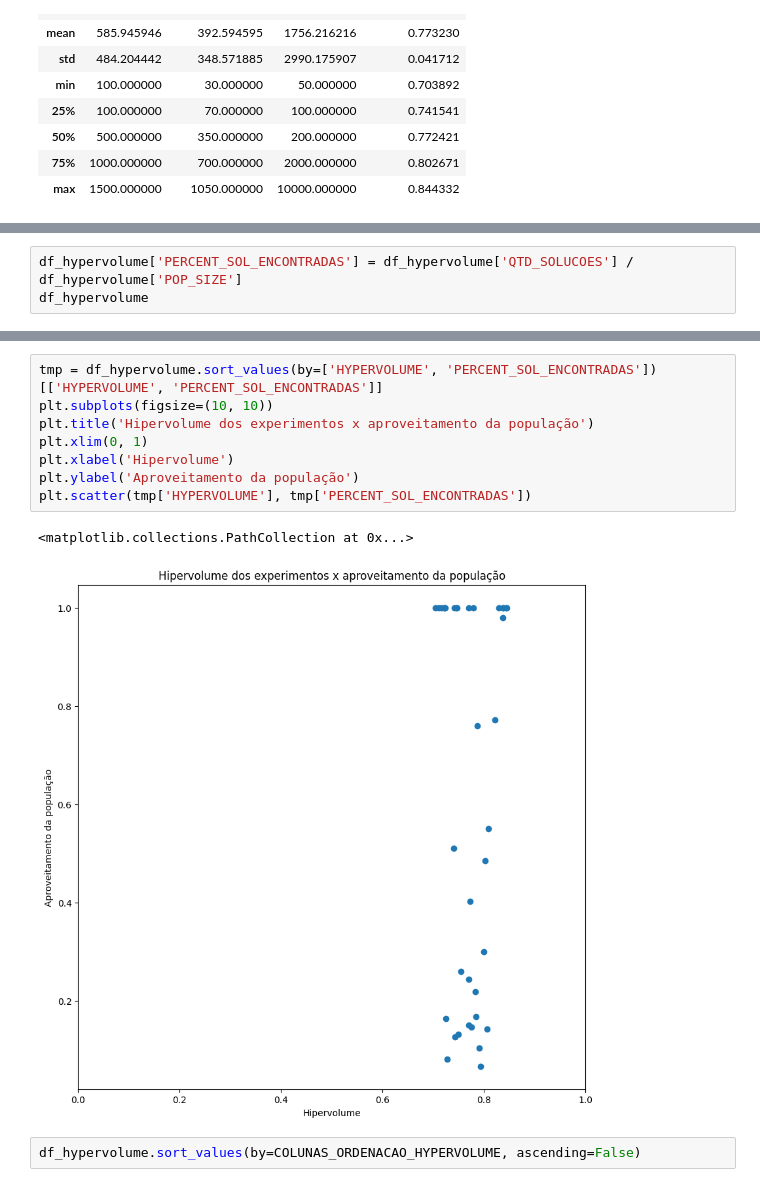
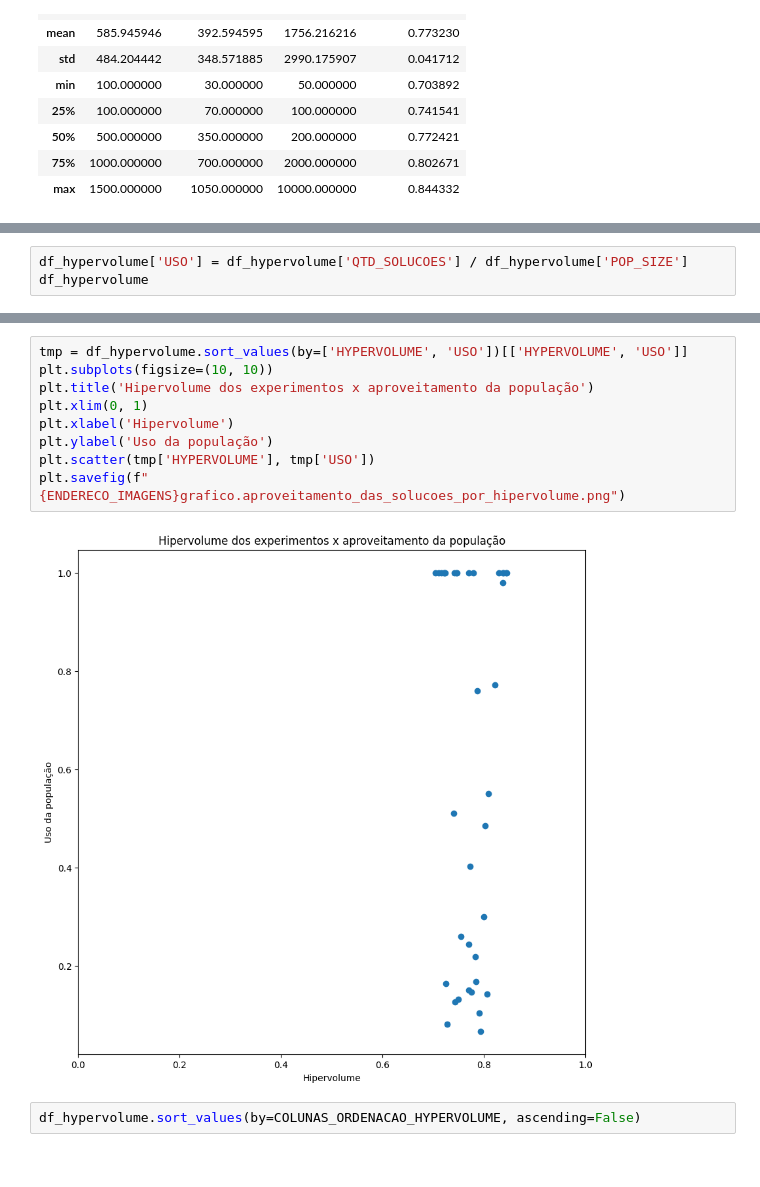
Before and after one commit to brucelucien/2023-notario-mba-tcc-dados-publicos, a Jupyter notebook: avaliacao.ipynb, the cells around one changed output, grey strips where cells are left out. Drawn from its saved outputs; the diff is of its cells as text.

```diff
--- a/avaliacao.ipynb
+++ b/avaliacao.ipynb
@@ -78,7 +79,7 @@ df_hypervolume
 | 35 | .POP_SIZE_500.N_OFFSPRINGS_150.N_... | 500 | 150 | 4000 | 0.838393 | 2024-02-08 15:41:15.408135 | 0.3 | 500 |
 | 36 | .POP_SIZE_500.N_OFFSPRINGS_150.N_... | 500 | 150 | 8000 | 0.844332 | 2024-02-08 17:17:58.817168 | 0.3 | 500 |
 # %%
-df_hypervolume['PERCENT_SOL_ENCONTRADAS'] = df_hypervolume['QTD_SOLUCOES'] / df_hypervolume['POP_SIZE']
+df_hypervolume['USO'] = df_hypervolume['QTD_SOLUCOES'] / df_hypervolume['POP_SIZE']
 df_hypervolume
 # %% [output]
 |  | ID | POP_SIZE | N_OFFSPRINGS | N_GEN | HYPERVOLUME | TIMESTAMP | TAXA_DESCENDENTES | QTD_SOLUCOES | ... |
@@ -99,16 +100,16 @@ df_hypervolume
 | 35 | .POP_SIZE_500.N_OFFSPRINGS_150.N_... | 500 | 150 | 4000 | 0.838393 | 2024-02-08 15:41:15.408135 | 0.3 | 500 | ... |
 | 36 | .POP_SIZE_500.N_OFFSPRINGS_150.N_... | 500 | 150 | 8000 | 0.844332 | 2024-02-08 17:17:58.817168 | 0.3 | 500 | ... |
 # %%
-tmp = df_hypervolume.sort_values(by=['HYPERVOLUME', 'PERCENT_SOL_ENCONTRADAS'])[['HYPERVOLUME', 'PERCENT_SOL_ENCONTRADAS']]
+tmp = df_hypervolume.sort_values(by=['HYPERVOLUME', 'USO'])[['HYPERVOLUME', 'USO']]
 plt.subplots(figsize=(10, 10))
 plt.title('Hipervolume dos experimentos x aproveitamento da população')
 plt.xlim(0, 1)
 plt.xlabel('Hipervolume')
-plt.ylabel('Aproveitamento da população')
-plt.scatter(tmp['HYPERVOLUME'], tmp['PERCENT_SOL_ENCONTRADAS'])
+plt.ylabel('Uso da população')
+plt.scatter(tmp['HYPERVOLUME'], tmp['USO'])
+plt.savefig(f"{ENDERECO_IMAGENS}grafico.aproveitamento_das_solucoes_por_hipervolume.png")
 # %% [output]
-<matplotlib.collections.PathCollection at 0x...>
-[figure, old version]
+[figure, new version]
 # %%
 df_hypervolume.sort_values(by=COLUNAS_ORDENACAO_HYPERVOLUME, ascending=False)
 # %% [output]
```
Also changed, not shown: parts of 12 cells of this notebook, 10 other files.
